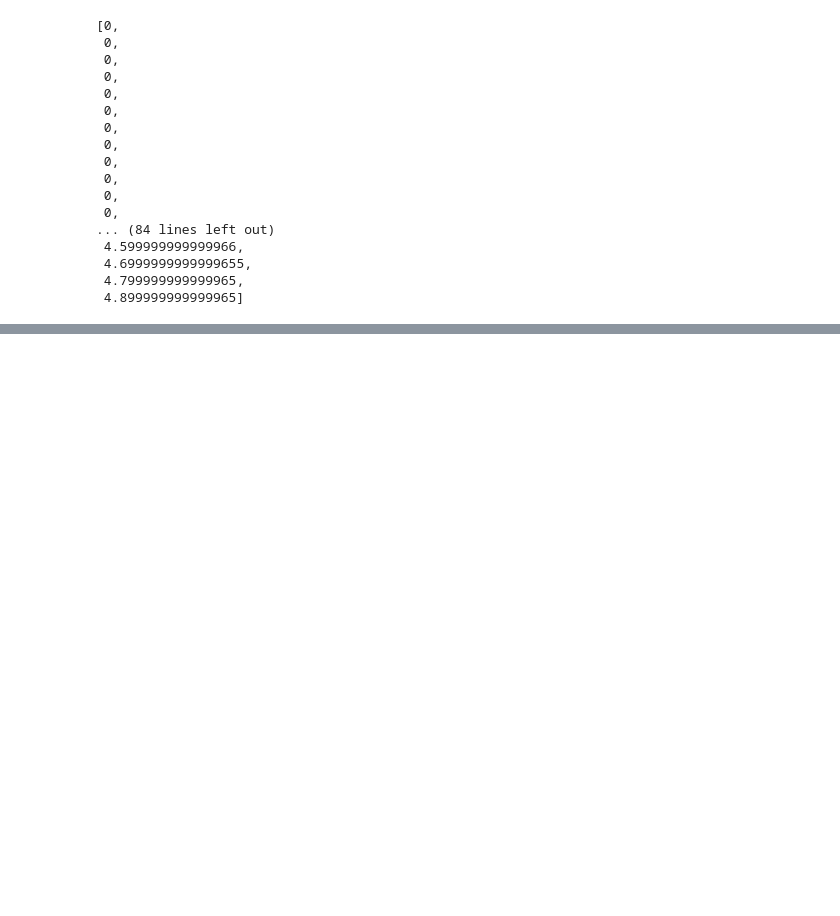
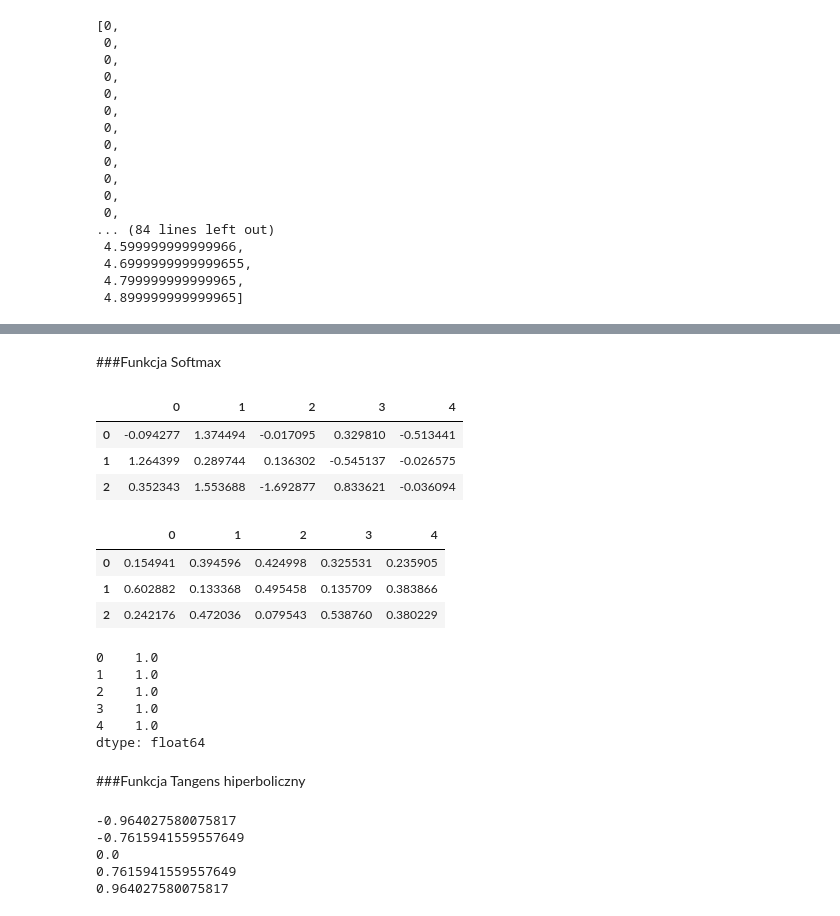
Before and after one commit to kamilpopowski/aaa, a Jupyter notebook: aktywacja_funkcji.ipynb, the cells around one changed output, grey strips where cells are left out. Saved outputs shown, nothing was run; the diff lists cells and outputs as text; code cells hidden in the pictures; blank space fills up the shorter version.

```diff
--- a/aktywacja_funkcji.ipynb
+++ b/aktywacja_funkcji.ipynb
@@ -51,0 +98,32 @@ max_relu_data
+# %% [markdown]
+###Funkcja Softmax
+# %%
+data = np.random.randn(3, 5)
+data
+import pandas as pd
+df = pd.DataFrame(data)
+df
+# %% [output]
+|  | 0 | 1 | 2 | 3 | 4 |
+| 0 | -0.094277 | 1.374494 | -0.017095 | 0.329810 | -0.513441 |
+| 1 | 1.264399 | 0.289744 | 0.136302 | -0.545137 | -0.026575 |
+| 2 | 0.352343 | 1.553688 | -1.692877 | 0.833621 | -0.036094 |
+# %%
+res = np.exp(df) / np.sum(np.exp(df), axis=0)
+res
+# %% [output]
+|  | 0 | 1 | 2 | 3 | 4 |
+| 0 | 0.154941 | 0.394596 | 0.424998 | 0.325531 | 0.235905 |
+| 1 | 0.602882 | 0.133368 | 0.495458 | 0.135709 | 0.383866 |
+| 2 | 0.242176 | 0.472036 | 0.079543 | 0.538760 | 0.380229 |
+# %%
+np.sum(res, axis=0)
+# %% [output]
+0    1.0
+1    1.0
+2    1.0
+3    1.0
+4    1.0
+dtype: float64
+# %% [markdown]
+###Funkcja Tangens hiperboliczny
@@ -51,0 +133,9 @@ max_relu_data
+# %%
+for i in [-2, -1, 0, 1, 2]:
+  print(tanh(i))
+# %% [output]
+-0.964027580075817
+-0.7615941559557649
+0.0
+0.7615941559557649
+0.964027580075817
```
Also changed, not shown: parts of 7 cells of this notebook.
